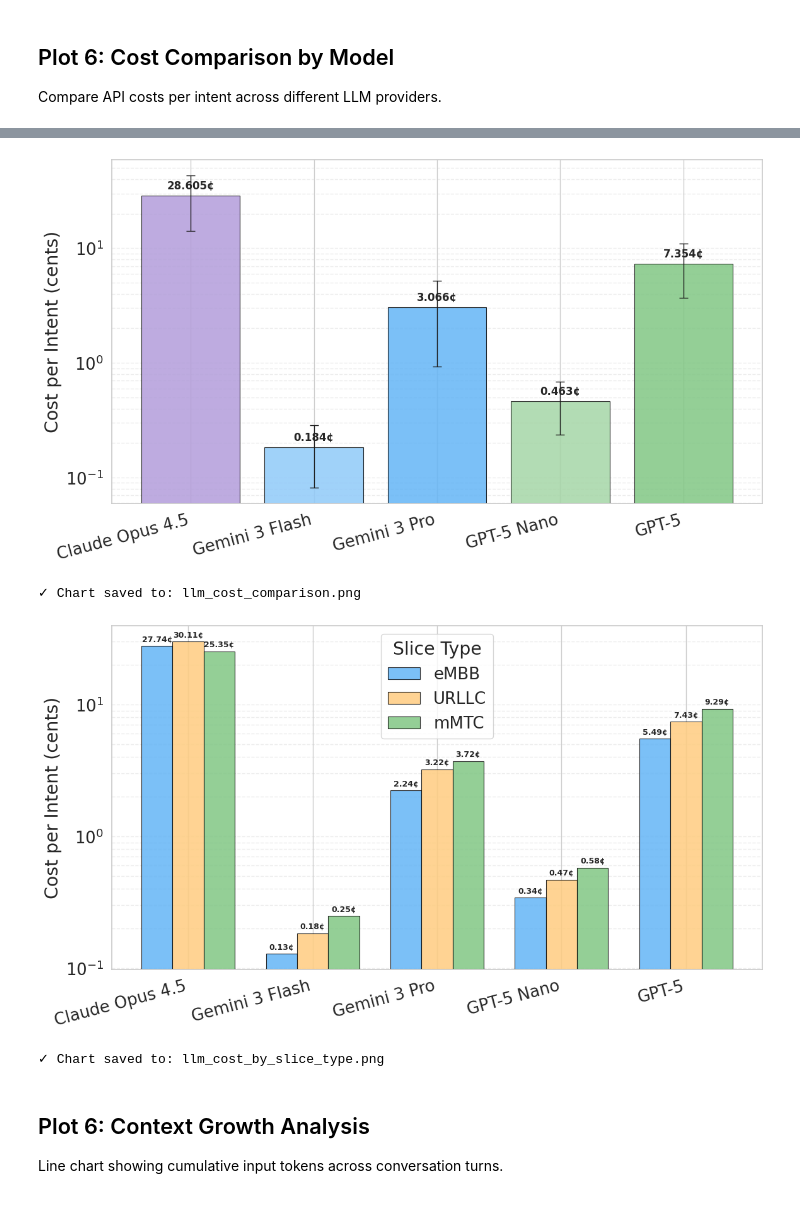
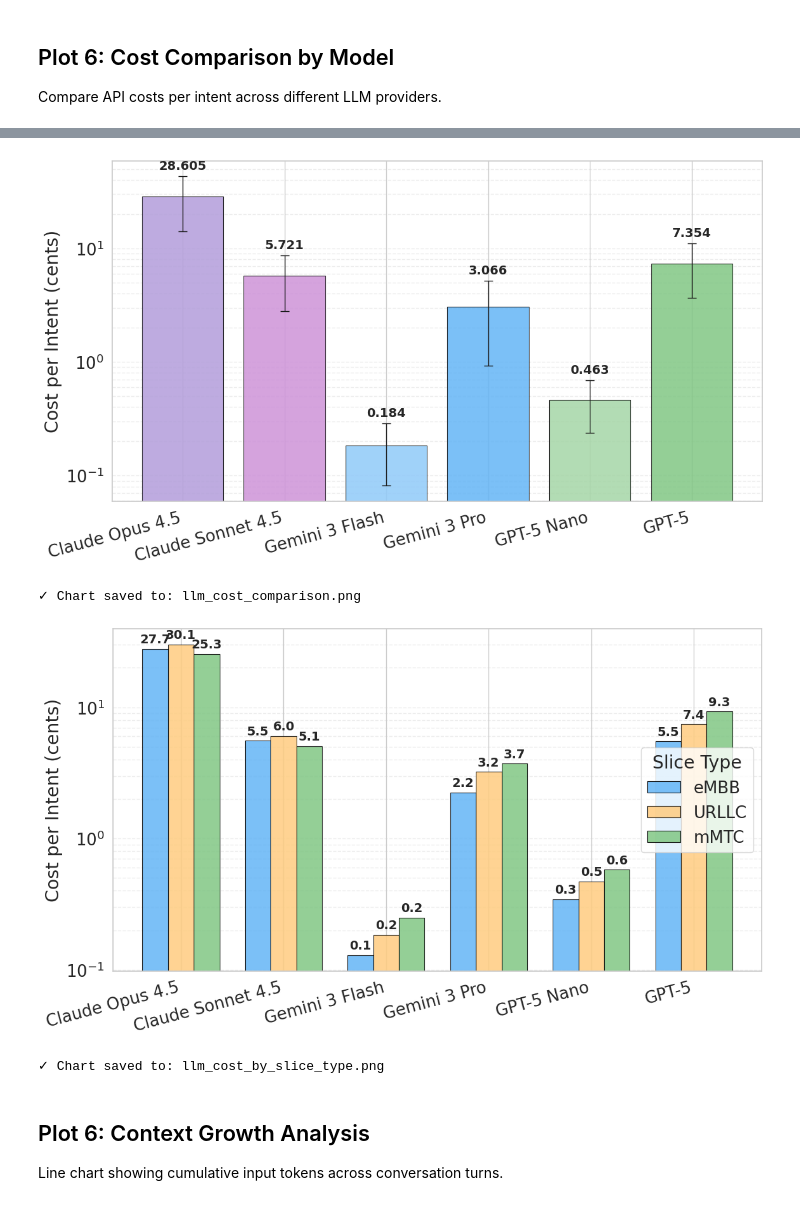
Before and after one commit to zanattabruno/analysis-orion, a Jupyter notebook: llm/llm_analysis.ipynb, the cells around one changed output, grey strips where cells are left out. Drawn from its saved outputs; the diff is of its cells as text; code cells hidden in the pictures.

```diff
--- a/llm/llm_analysis.ipynb
+++ b/llm/llm_analysis.ipynb
@@ -37,9 +37,10 @@ Libraries loaded ✓
 # Data paths
 RESULTS_DIR = Path("results")
 
-# Model files to analyze (excluding empty sonnet file)
+# Model files to analyze
 MODEL_FILES = {
     "Claude Opus 4.5": "anthropic-opus-4-5.csv",
+    "Claude Sonnet 4.5": "anthropic-sonnet-4-5.csv",
     "Gemini 3 Flash": "gemini-3-flash-preview.csv",
     "Gemini 3 Pro": "gemini-3-pro-preview.csv",
     "GPT-5 Nano": "gpt-5-nano.csv",
@@ -50,6 +51,7 @@ MODEL_FILES = {
 # Purple for SMO/LLM, Blue for processing, Green for success, Orange for metrics
 MODEL_COLORS = {
     "Claude Opus 4.5": "#B39DDB",   # Purple (Anthropic)
+    "Claude Sonnet 4.5": "#CE93D8", # Light Purple (Anthropic)
     "Gemini 3 Flash": "#90CAF9",    # Light Blue (Google)
     "Gemini 3 Pro": "#64B5F6",      # Blue (Google)
     "GPT-5 Nano": "#A5D6A7",        # Light Green (OpenAI)
@@ -70,6 +72,7 @@ SLICE_KEYWORDS = {
 # Source: Official pricing pages for each provider
 MODEL_PRICING = {
     "Claude Opus 4.5": {"input": 15.00, "output": 75.00},      # Anthropic Opus 4.5
+    "Claude Sonnet 4.5": {"input": 3.00, "output": 15.00},     # Anthropic Sonnet 4.5
     "Gemini 3 Flash": {"input": 0.075, "output": 0.30},        # Google Gemini 3 Flash
     "Gemini 3 Pro": {"input": 1.25, "output": 5.00},           # Google Gemini 3 Pro
     "GPT-5 Nano": {"input": 0.15, "output": 0.60},             # OpenAI GPT-5 Nano
@@ -125,6 +128,7 @@ def load_and_normalize(model_name: str, filename: str) -> pd.DataFrame:
             "usage_input_tokens": "input_tokens",
             "usage_output_tokens": "output_tokens",
             "tool_use_names": "function_call",
+            "column": "response_kind",  # Sonnet CSV uses 'column' instead of 'response_kind'
         })
         df["reasoning_tokens"] = 0  # Anthropic doesn't expose reasoning tokens
         df["provider"] = "Anthropic"
@@ -445,7 +463,7 @@ if len(reasoning_data) > 0:
     ax.set_ylabel("Tokens")
     ax.set_xticks(x)
     ax.set_xticklabels(reasoning_stats.index, rotation=15, ha="right")
-    ax.legend(loc="upper right")
+    ax.legend(loc="center right")
     ax.grid(axis="y", linestyle="--", alpha=0.35)
 
     # Add total labels on top
@@ -649,12 +669,12 @@ ax.set_xticklabels(cost_stats.index, rotation=15, ha="right")
 ax.set_yscale("log")
 ax.grid(axis="y", linestyle="--", alpha=0.35, which="both")
 
-# Add value labels
-for bar, val in zip(bars, cost_stats["cost_per_intent_cents"]):
-    ax.annotate(f"{val:.3f}¢",
-                xy=(bar.get_x() + bar.get_width()/2, val),
+# Add value labels (positioned above stddev error bars)
+for bar, val, std in zip(bars, cost_stats["cost_per_intent_cents"], cost_stats["std_cost"] * 100):
+    ax.annotate(f"{val:.3f}",
+                xy=(bar.get_x() + bar.get_width()/2, val + std),
                 xytext=(0, 5), textcoords="offset points",
-                ha="center", va="bottom", fontsize=12, fontweight="bold")
+                ha="center", va="bottom", fontsize=14, fontweight="bold")
 
 plt.tight_layout()
 plt.savefig("llm_cost_comparison.png", dpi=300, bbox_inches="tight")
@@ -663,7 +683,7 @@ plt.show()
 
 print("\n✓ Chart saved to: llm_cost_comparison.png")
 # %% [output]
-[figure, old version]
+[figure, new version]
 ✓ Chart saved to: llm_cost_comparison.png
 # %%
 # Create cost breakdown by slice type
@@ -677,38 +697,38 @@ cost_by_slice = intent_data.groupby(["model_name", "slice_type"])["cost_total"].
 cost_by_slice = cost_by_slice.reindex(model_order).dropna(how="all")
 
 x = np.arange(len(cost_by_slice))
 width = 0.25
 
 for i, slice_type in enumerate(slice_types):
     if slice_type in cost_by_slice.columns:
         values = cost_by_slice[slice_type].values
         bars = ax.bar(x + i*width, values, width,
                       label=slice_type, color=slice_colors[slice_type],
                       edgecolor="black", linewidth=0.8, alpha=0.85)
 
         # Add value labels
         for bar, val in zip(bars, values):
             if val > 0:
-                ax.annotate(f"{val:.2f}¢",
+                ax.annotate(f"{val:.1f}",
                             xy=(bar.get_x() + bar.get_width()/2, val),
-                            xytext=(0, 3), textcoords="offset points",
-                            ha="center", va="bottom", fontsize=9, fontweight="bold")
+                            xytext=(0, 4), textcoords="offset points",
+                            ha="center", va="bottom", fontsize=14, fontweight="bold")
 
 ax.set_ylabel("Cost per Intent (cents)")
 ax.set_xticks(x + width)
 ax.set_xticklabels(cost_by_slice.index, rotation=15, ha="right")
-ax.legend(title="Slice Type")
+ax.legend(title="Slice Type", loc="center right")
 ax.set_yscale("log")
 ax.grid(axis="y", linestyle="--", alpha=0.35, which="both")
 
 plt.tight_layout()
 plt.savefig("llm_cost_by_slice_type.png", dpi=300, bbox_inches="tight")
 plt.savefig("llm_cost_by_slice_type.pdf", dpi=300, bbox_inches="tight")
 plt.show()
 
 print("\n✓ Chart saved to: llm_cost_by_slice_type.png")
 # %% [output]
-[figure, old version]
+[figure, new version]
 ✓ Chart saved to: llm_cost_by_slice_type.png
 # %% [markdown]
 ## Plot 6: Context Growth Analysis
```
Also changed, not shown: parts of 14 cells of this notebook, 16 other files.
